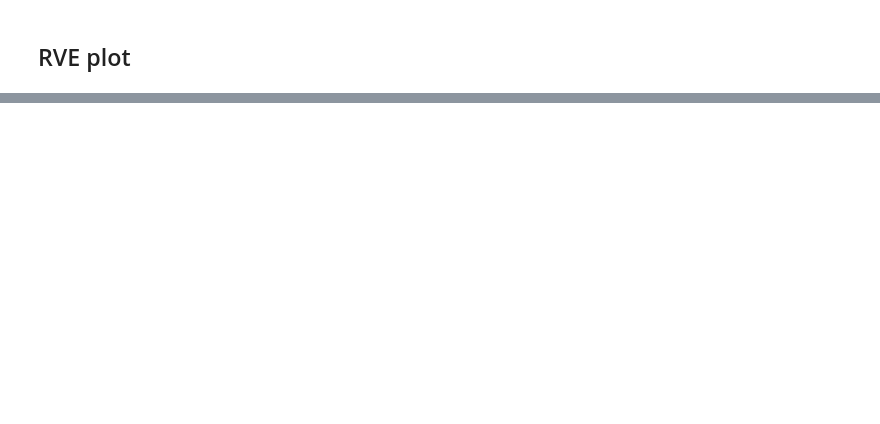
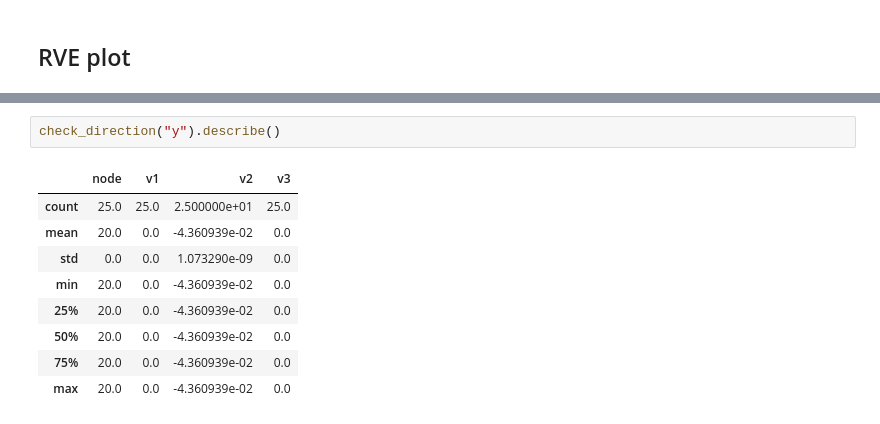
Before and after one commit to lcharleux/compmod2, a Jupyter notebook: doc/notebooks/RVE/RVETest.ipynb, the cells around one changed output, grey strips where cells are left out. Cells and saved outputs as stored; diff of their text form; blank space fills up the shorter version.

```diff
--- a/doc/notebooks/RVE/RVETest.ipynb
+++ b/doc/notebooks/RVE/RVETest.ipynb
@@ -188,0 +217,12 @@ plt.show()
+# %%
+check_direction("y").describe()
+# %% [output]
+|  | node | v1 | v2 | v3 |
+| count | 25.0 | 25.0 | 2.500000e+01 | 25.0 |
+| mean | 20.0 | 0.0 | -4.360939e-02 | 0.0 |
+| std | 0.0 | 0.0 | 1.073290e-09 | 0.0 |
+| min | 20.0 | 0.0 | -4.360939e-02 | 0.0 |
+| 25% | 20.0 | 0.0 | -4.360939e-02 | 0.0 |
+| 50% | 20.0 | 0.0 | -4.360939e-02 | 0.0 |
+| 75% | 20.0 | 0.0 | -4.360939e-02 | 0.0 |
+| max | 20.0 | 0.0 | -4.360939e-02 | 0.0 |
```
Also changed, not shown: parts of 7 cells of this notebook, 22 other files.
